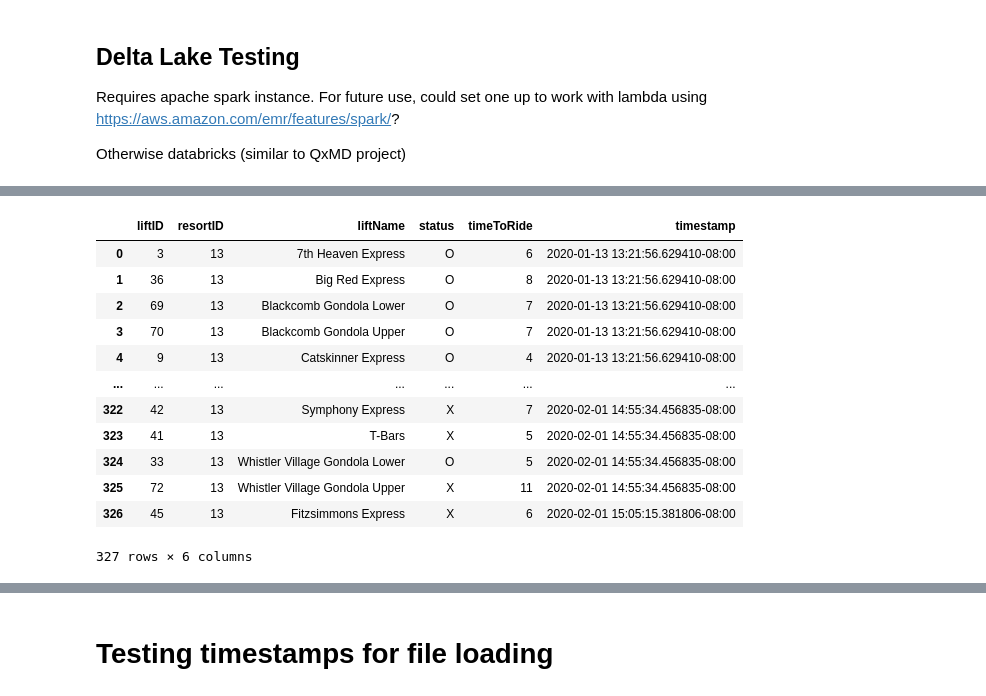
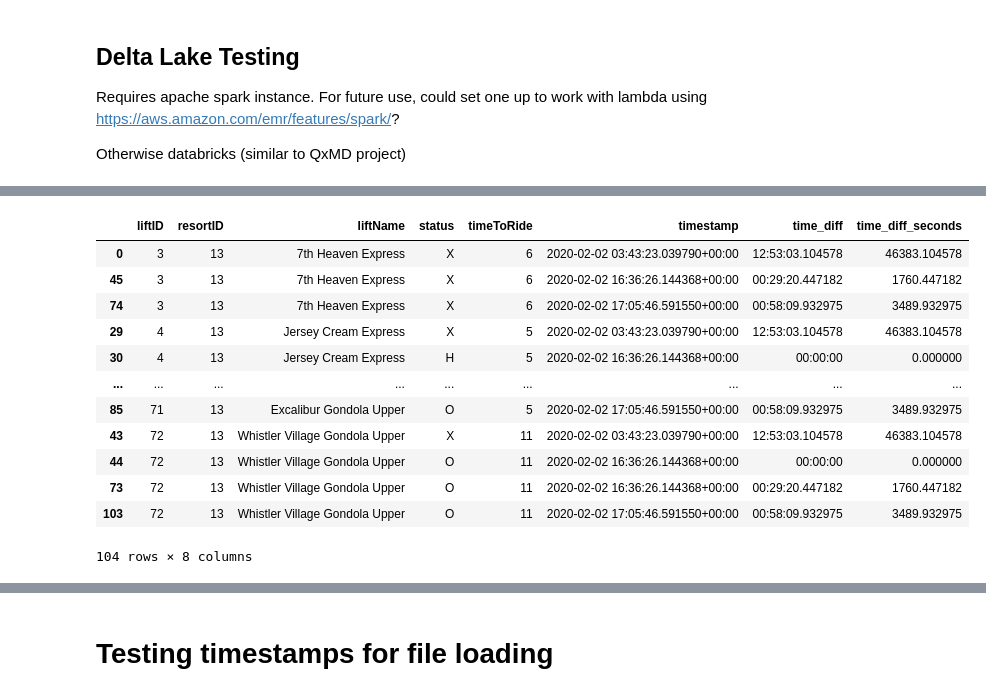
Before and after one commit to Pall-v/snowbot, a Jupyter notebook: notebooks/2.0-pv-process-json.ipynb, the cells around one changed output, grey strips where cells are left out. Drawn from its saved outputs; the diff is of its cells as text; code cells hidden in the pictures.

Commit message:
Identified issue on loading categorical columns from parquet files
Added notes for dealing with issue if it re-occurs

```diff
--- a/notebooks/2.0-pv-process-json.ipynb
+++ b/notebooks/2.0-pv-process-json.ipynb
@@ -151,7 +151,6 @@ def get_status_changes(df):
 # %%
 merge_matching_jsons(suffix="lifts.json", save_file=merged_file)
 lifts_df = load_merged_json_as_df(merged_file)
-lifts_df = set_lifts_df_datatypes(lifts_df)
 
 lifts_status_changes_df = get_status_changes(lifts_df)
 # %% [markdown]
@@ -299,7 +301,7 @@ def write_dataframe_to_parquet_on_s3(df, fname):
         output_file = f"s3://{BUCKET_NAME}/{fname}.parquet"
         write(output_file,
               df,
-              partition_on=['timestamp'],
+              # partition_on=['timestamp'],
               file_scheme='hive',
               append=app,  # need to remove or catch exception to work when file doesn't exist
               open_with=myopen,
@@ -377,23 +376,28 @@ def load_dataframe_from_parquet_on_s3(fname):
     df = pf.to_pandas()
 
     # Reshift the timezone because parquet engines don't handle shifted timezones
-    df['timestamp'].cat.set_categories(df['timestamp'].cat.categories.tz_convert(TZ), inplace=True)
+    # df['timestamp'].cat.set_categories(df['timestamp'].cat.categories.tz_convert(TZ), inplace=True)
 
     return df
-
-
-load_dataframe_from_parquet_on_s3(fname)
-# %% [output]
-|  | liftID | resortID | liftName | status | timeToRide | timestamp |
-| 0 | 3 | 13 | 7th Heaven Express | O | 6 | 2020-01-13 13:21:56.629410-08:00 |
-| 1 | 36 | 13 | Big Red Express | O | 8 | 2020-01-13 13:21:56.629410-08:00 |
-| 2 | 69 | 13 | Blackcomb Gondola Lower | O | 7 | 2020-01-13 13:21:56.629410-08:00 |
-| 3 | 70 | 13 | Blackcomb Gondola Upper | O | 7 | 2020-01-13 13:21:56.629410-08:00 |
-| 4 | 9 | 13 | Catskinner Express | O | 4 | 2020-01-13 13:21:56.629410-08:00 |
-| ... | ... | ... | ... | ... | ... | ... |
-| 322 | 42 | 13 | Symphony Express | X | 7 | 2020-02-01 14:55:34.456835-08:00 |
-| 323 | 41 | 13 | T-Bars | X | 5 | 2020-02-01 14:55:34.456835-08:00 |
-| 324 | 33 | 13 | Whistler Village Gondola Lower | O | 5 | 2020-02-01 14:55:34.456835-08:00 |
-| 325 | 72 | 13 | Whistler Village Gondola Upper | X | 11 | 2020-02-01 14:55:34.456835-08:00 |
-| 326 | 45 | 13 | Fitzsimmons Express | X | 6 | 2020-02-01 15:05:15.381806-08:00 |
-327 rows × 6 columns
+# %%
+parq_df = load_dataframe_from_parquet_on_s3(fname)
+# %%
+lifts_status_changes_parq_df = get_status_durations(parq_df)
+
+lifts_status_changes_parq_df.to_csv(DATA_DIR + "lifts_status_changes_parq.csv", date_format='%c')
+
+lifts_status_changes_parq_df
+# %% [output]
+|  | liftID | resortID | liftName | status | timeToRide | timestamp | time_diff | time_diff_seconds |
+| 0 | 3 | 13 | 7th Heaven Express | X | 6 | 2020-02-02 03:43:23.039790+00:00 | 12:53:03.104578 | 46383.104578 |
+| 45 | 3 | 13 | 7th Heaven Express | X | 6 | 2020-02-02 16:36:26.144368+00:00 | 00:29:20.447182 | 1760.447182 |
+| 74 | 3 | 13 | 7th Heaven Express | X | 6 | 2020-02-02 17:05:46.591550+00:00 | 00:58:09.932975 | 3489.932975 |
+| 29 | 4 | 13 | Jersey Cream Express | X | 5 | 2020-02-02 03:43:23.039790+00:00 | 12:53:03.104578 | 46383.104578 |
+| 30 | 4 | 13 | Jersey Cream Express | H | 5 | 2020-02-02 16:36:26.144368+00:00 | 00:00:00 | 0.000000 |
+| ... | ... | ... | ... | ... | ... | ... | ... | ... |
+| 85 | 71 | 13 | Excalibur Gondola Upper | O | 5 | 2020-02-02 17:05:46.591550+00:00 | 00:58:09.932975 | 3489.932975 |
+| 43 | 72 | 13 | Whistler Village Gondola Upper | X | 11 | 2020-02-02 03:43:23.039790+00:00 | 12:53:03.104578 | 46383.104578 |
+| 44 | 72 | 13 | Whistler Village Gondola Upper | O | 11 | 2020-02-02 16:36:26.144368+00:00 | 00:00:00 | 0.000000 |
+| 73 | 72 | 13 | Whistler Village Gondola Upper | O | 11 | 2020-02-02 16:36:26.144368+00:00 | 00:29:20.447182 | 1760.447182 |
+| 103 | 72 | 13 | Whistler Village Gondola Upper | O | 11 | 2020-02-02 17:05:46.591550+00:00 | 00:58:09.932975 | 3489.932975 |
+104 rows × 8 columns
```
Also changed, not shown: parts of 24 cells of this notebook, 5 other files.
